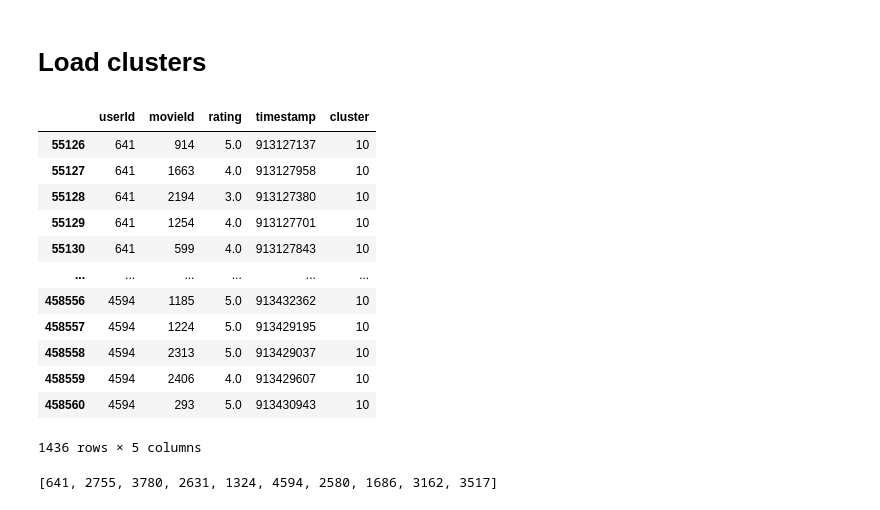
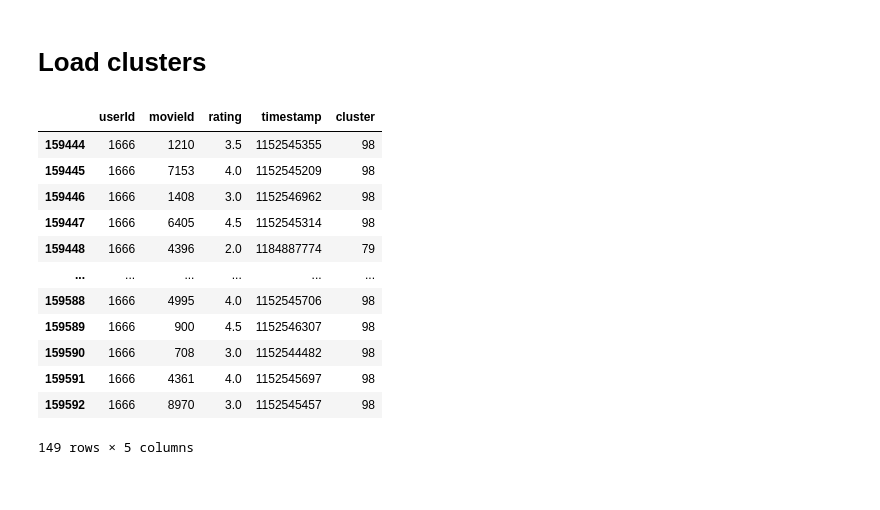
Before and after one commit to wissamjur/group-validation, a Jupyter notebook: notebooks/clustering.ipynb, the cells around one changed output. Drawn from its saved outputs; the diff is of its cells as text; code cells hidden in the pictures.

```diff
--- a/notebooks/clustering.ipynb
+++ b/notebooks/clustering.ipynb
@@ -62,25 +63,26 @@ ratings_clustered.to_csv('output/' + dataset_name + '/clusters.csv', index=False
 import pandas as pd
 
 clusters = pd.read_csv('output/' + dataset_name + '/clusters.csv')
-clusters[clusters['cluster'] == 10]
-# %% [output]
-|  | userId | movieId | rating | timestamp | cluster |
-| 55126 | 641 | 914 | 5.0 | 913127137 | 10 |
-| 55127 | 641 | 1663 | 4.0 | 913127958 | 10 |
-| 55128 | 641 | 2194 | 3.0 | 913127380 | 10 |
-| 55129 | 641 | 1254 | 4.0 | 913127701 | 10 |
-| 55130 | 641 | 599 | 4.0 | 913127843 | 10 |
-| ... | ... | ... | ... | ... | ... |
-| 458556 | 4594 | 1185 | 5.0 | 913432362 | 10 |
-| 458557 | 4594 | 1224 | 5.0 | 913429195 | 10 |
-| 458558 | 4594 | 2313 | 5.0 | 913429037 | 10 |
-| 458559 | 4594 | 2406 | 4.0 | 913429607 | 10 |
-| 458560 | 4594 | 293 | 5.0 | 913430943 | 10 |
-1436 rows × 5 columns
 # %%
-c = 10
+cluster_id = 50
 
 # unique users in a certain cluster c
-list(set(clusters[clusters['cluster'] == c].userId.to_list()))
+x = list(set(clusters[clusters['cluster'] == cluster_id].userId.to_list()))
+
+x
-# %% [output]
-[641, 2755, 3780, 2631, 1324, 4594, 2580, 1686, 3162, 3517]
+# %%
+clusters[clusters['userId'] == 1666]
+# %% [output]
+|  | userId | movieId | rating | timestamp | cluster |
+| 159444 | 1666 | 1210 | 3.5 | 1152545355 | 98 |
+| 159445 | 1666 | 7153 | 4.0 | 1152545209 | 98 |
+| 159446 | 1666 | 1408 | 3.0 | 1152546962 | 98 |
+| 159447 | 1666 | 6405 | 4.5 | 1152545314 | 98 |
+| 159448 | 1666 | 4396 | 2.0 | 1184887774 | 79 |
+| ... | ... | ... | ... | ... | ... |
+| 159588 | 1666 | 4995 | 4.0 | 1152545706 | 98 |
+| 159589 | 1666 | 900 | 4.5 | 1152546307 | 98 |
+| 159590 | 1666 | 708 | 3.0 | 1152544482 | 98 |
+| 159591 | 1666 | 4361 | 4.0 | 1152545697 | 98 |
+| 159592 | 1666 | 8970 | 3.0 | 1152545457 | 98 |
+149 rows × 5 columns
```
Also changed, not shown: parts of 3 cells of this notebook, 10 other files.
